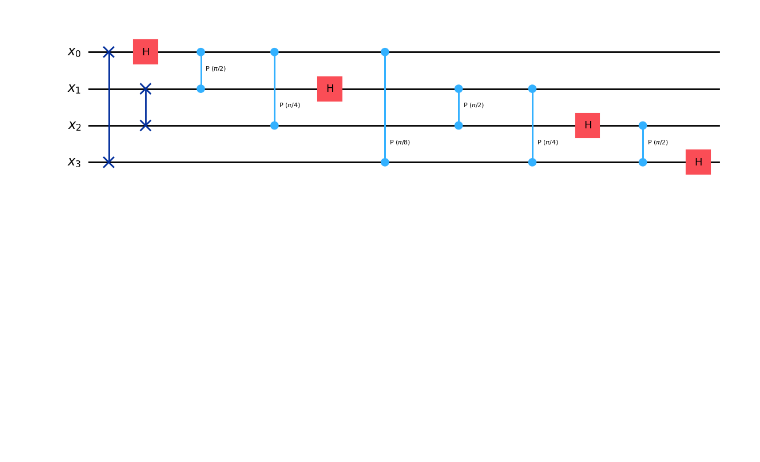
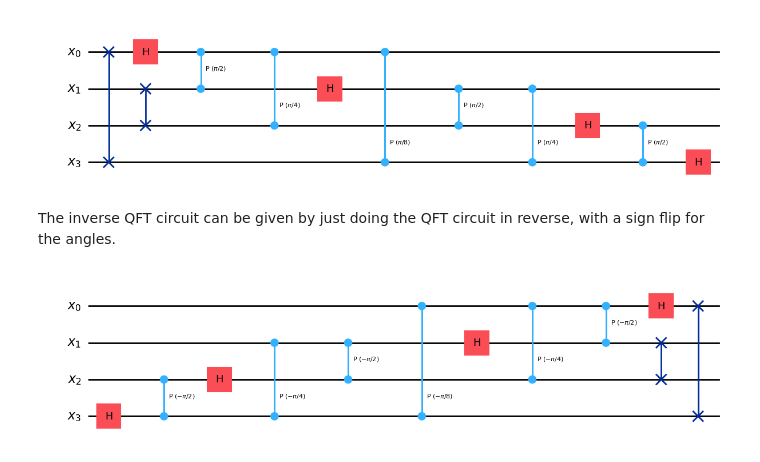
Before and after one commit to elhyc/qcfieldscourse, a Jupyter notebook: qc3.ipynb, the cells around one changed output. Drawn from its saved outputs; the diff is of its cells as text; code cells hidden in the pictures; blank space fills up the shorter version.

```diff
--- a/qc3.ipynb
+++ b/qc3.ipynb
@@ -208,3 +234,24 @@ qft_circuit = quantum_fourier_transform(4)
 qft_circuit.draw('mpl')
 # %% [output]
 [figure]
+# %% [markdown]
+The inverse QFT circuit can be given by just doing the QFT circuit in reverse, with a sign flip for the angles.
+# %%
+def inverse_quantum_fourier_transform(n):
+    quantum_register = QuantumRegister(size=n, name="x")
+    inverse_QFT_circuit = QuantumCircuit(quantum_register, name=f"IQFT")
+
+    for i, q in enumerate(reversed(quantum_register), start=1):
+        for j, p in enumerate(reversed(quantum_register[n + 1 - i:]), start=1):
+            inverse_QFT_circuit.cp(- np.pi / (1 << (i - j)), q, p)
+        inverse_QFT_circuit.h(q)
+
+    for q, p in zip(quantum_register[:n >> 1], reversed(quantum_register[n >> 1:])):
+        inverse_QFT_circuit.swap(q, p)
+
+    return inverse_QFT_circuit
+# %%
+qft_inv_circuit = inverse_quantum_fourier_transform(4)
+qft_inv_circuit.draw('mpl')
+# %% [output]
+[figure, added]
```
Also changed, not shown: parts of 30 cells of this notebook, 3 other files.
